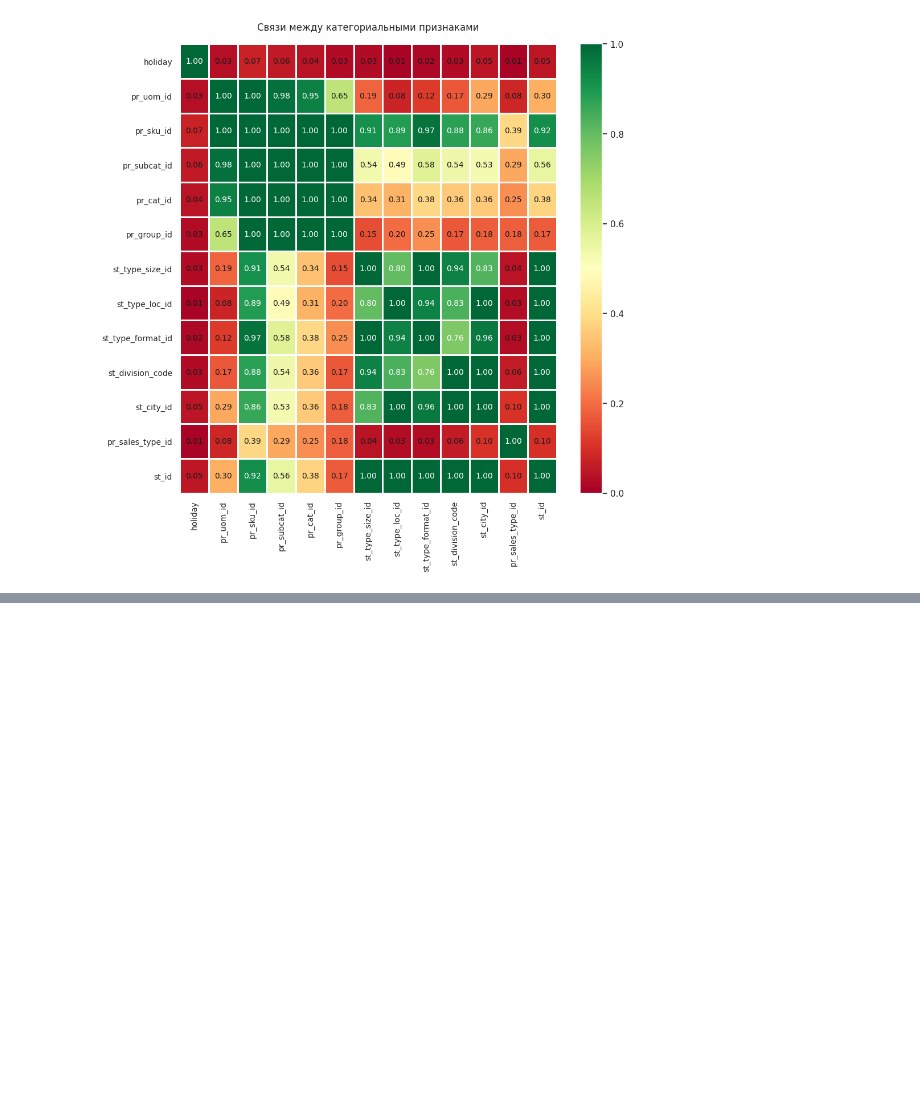
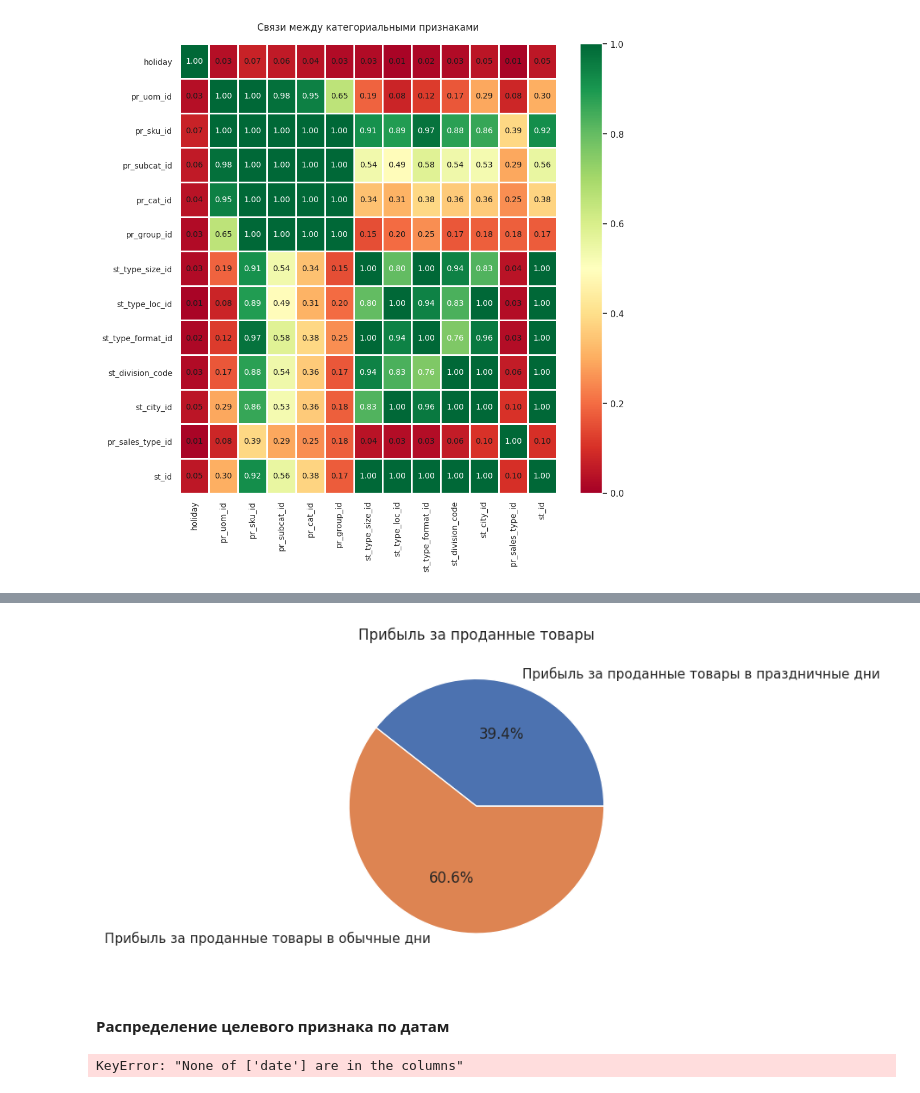
Before and after one commit to denis-42ds/demand_forecast_retailer, a Jupyter notebook: demand_forecast.ipynb, the cells around one changed output, grey strips where cells are left out. Saved outputs shown, nothing was run; the diff lists cells and outputs as text; code cells hidden in the pictures; blank space fills up the shorter version.

```diff
--- a/demand_forecast.ipynb
+++ b/demand_forecast.ipynb
@@ -463,0 +338,15 @@ common_df = common_df.drop(['pr_promo_sales_in_units', 'pr_promo_sales_in_rub'],
+# %%
+labels = 'Прибыль за проданные товары в праздничные дни', 'Прибыль за проданные товары в обычные дни'
+sizes = [holiday_1_rub, holiday_0_rub]
+fig1, ax1 = plt.subplots()
+ax1.pie(sizes, labels=labels, autopct='%1.1f%%')
+plt.title('Прибыль за проданные товары')
+plt.show()
+# %% [output]
+[figure, added]
+# %% [markdown]
+#### Распределение целевого признака по датам
+# %%
+total=total.set_index('date')
+# %% [output]
+KeyError: "None of ['date'] are in the columns"
```
Also changed, not shown: parts of 117 cells of this notebook.
